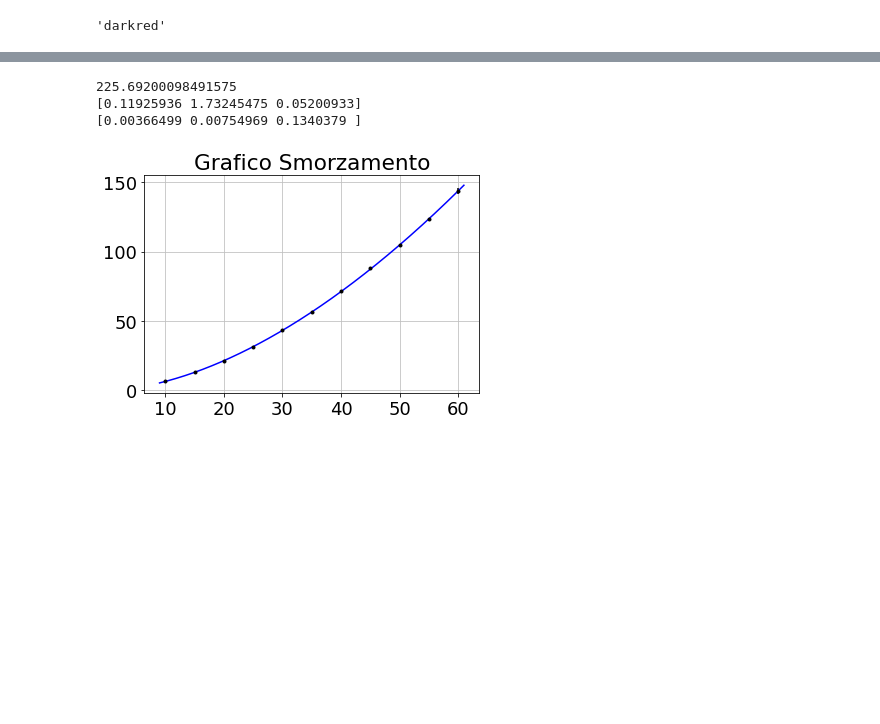
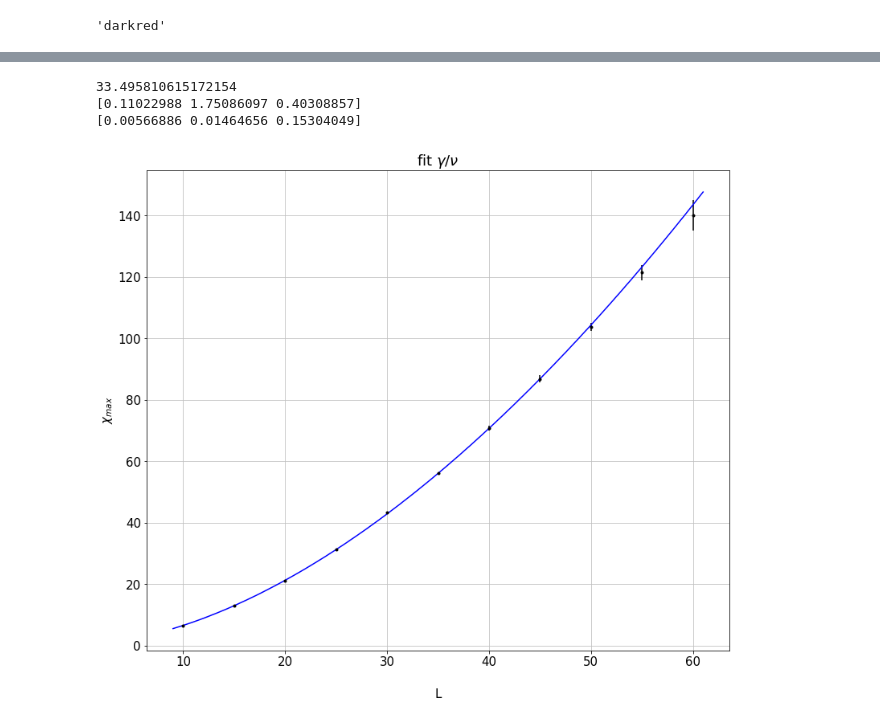
Before and after one commit to ScoomenstheMumens/Numerical-Methods-for-Physics, a Jupyter notebook: 2d potts/datavstemp/plots.ipynb, the cells around one changed output, grey strips where cells are left out. Saved outputs shown, nothing was run; the diff lists cells and outputs as text; code cells hidden in the pictures; blank space fills up the shorter version.

```diff
--- a/2d potts/datavstemp/plots.ipynb
+++ b/2d potts/datavstemp/plots.ipynb
@@ -215,13 +215,13 @@ pylab.show()
 #pylab.figure(9,7)
 pylab.figure(figsize=(13, 11))
 pylab.rc('font',size=18)
-pylab.xlabel('$fidelity$')
-pylab.ylabel('$steps$')
-pylab.xlim(0.40,0.46)
+pylab.xlabel(r'$\beta$')
+pylab.ylabel('C')
+#pylab.xlim(0.40,0.46)
 pylab.minorticks_on()
-pylab.title("N=300", fontsize=12)
+pylab.title("Thermic Capacity", fontsize=15)
 for i in range (0,len(m)):
-    pylab.errorbar(t, c[i], dc[i]/100, linestyle='-', marker='o', color=colors[i],label=labels[i])
+    pylab.errorbar(t, c[i], dc[i]/20, linestyle='-', marker='o', color=colors[i],label=labels[i])
 
 pylab.legend()
 
@@ -273,5 +272,3 @@ def beta_and_max(start,stop,data,errors):
     d_beta=stdev(betas)
     d_max=stdev(maxs)
     return beta,d_beta,max,d_max
-# %%
-a,b,c,d=beta_and_max(3,5,x[0],dx[0])
@@ -284,7 +278,7 @@ dbetas=[]
 xmaxs=[]
 dxmaxs=[]
 for i in range (0, len(m)):
-    beta,dbeta,xm,dxm=beta_and_max(3,5,x[i],dx[i])
+    beta,dbeta,xm,dxm=beta_and_max(3,8,x[i],dx[i])
     betas.append(beta)
     dbetas.append(dbeta)
     xmaxs.append(xm)
@@ -393,20 +374,20 @@ print(chisq)
 print(params)
 print(errors)
 # %% [output]
-225.69200098491575
-[0.11925936 1.73245475 0.05200933]
-[0.00366499 0.00754969 0.1340379 ]
+33.495810615172154
+[0.11022988 1.75086097 0.40308857]
+[0.00566886 0.01464656 0.15304049]
 # %%
 n=np.linspace(min(L)-1,max(L)+1,10000)
-
-pylab.title('Grafico Smorzamento')
-pylab.rc('font', size = 18)
-pylab.xlabel('', labelpad = 25)
-pylab.ylabel('')
+pylab.figure(figsize=(13, 11))
+pylab.title(r'fit $\gamma/\nu$')
+pylab.rc('font', size = 15)
+pylab.xlabel('L', labelpad = 25)
+pylab.ylabel(r'$\chi_{max}$')
 pylab.grid(color = 'silver')
 pylab.errorbar(L, xmaxs, dxmaxs, linestyle = '', color = 'black', marker = '.')
 pylab.plot(n, scaling_x(n,*params), color = 'blue', label = 'retta di fit')
 
 pylab.show()
 # %% [output]
-[figure, old version]
+[figure, new version]
```
Also changed, not shown: parts of 18 cells of this notebook, 2 other files.
